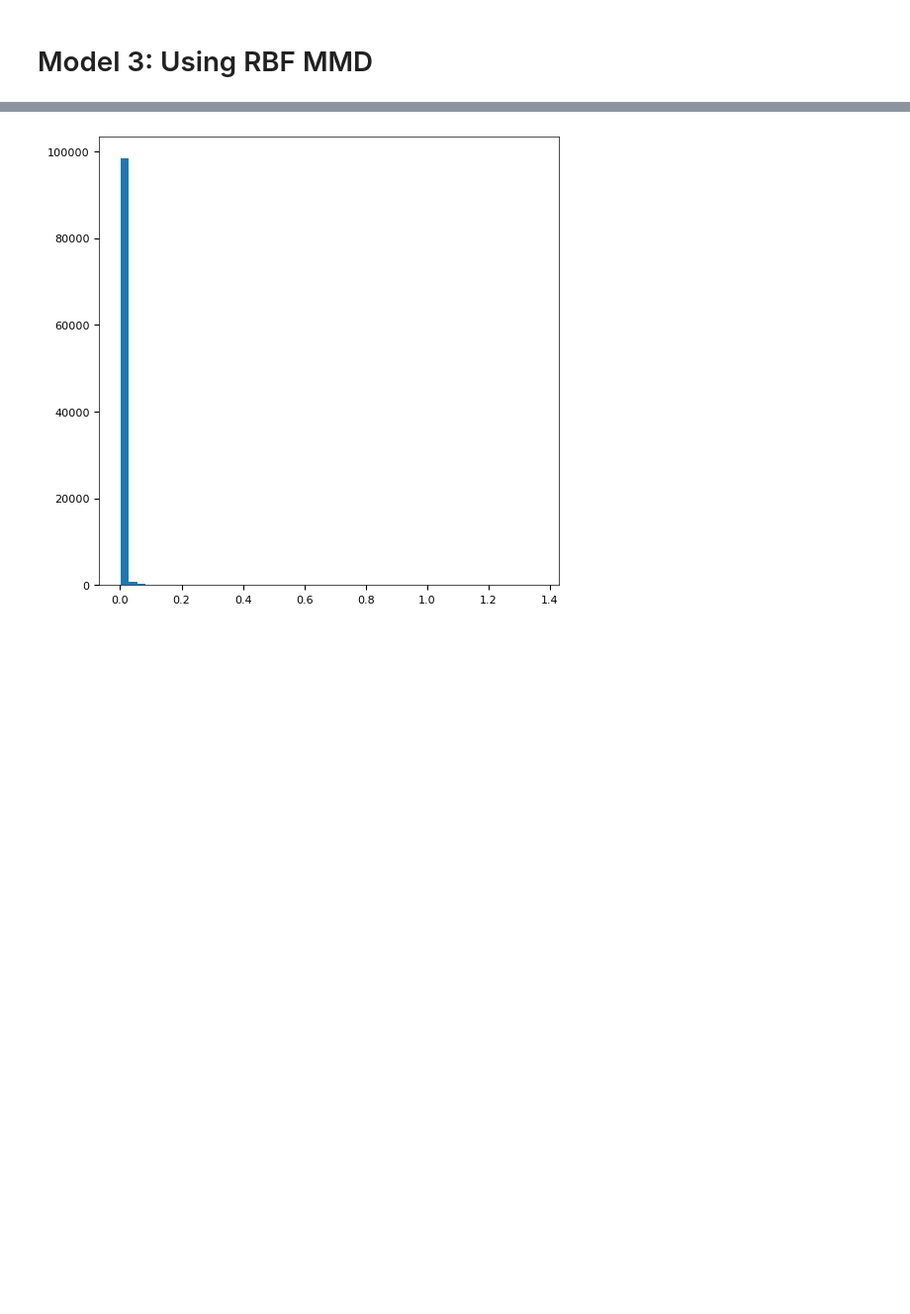
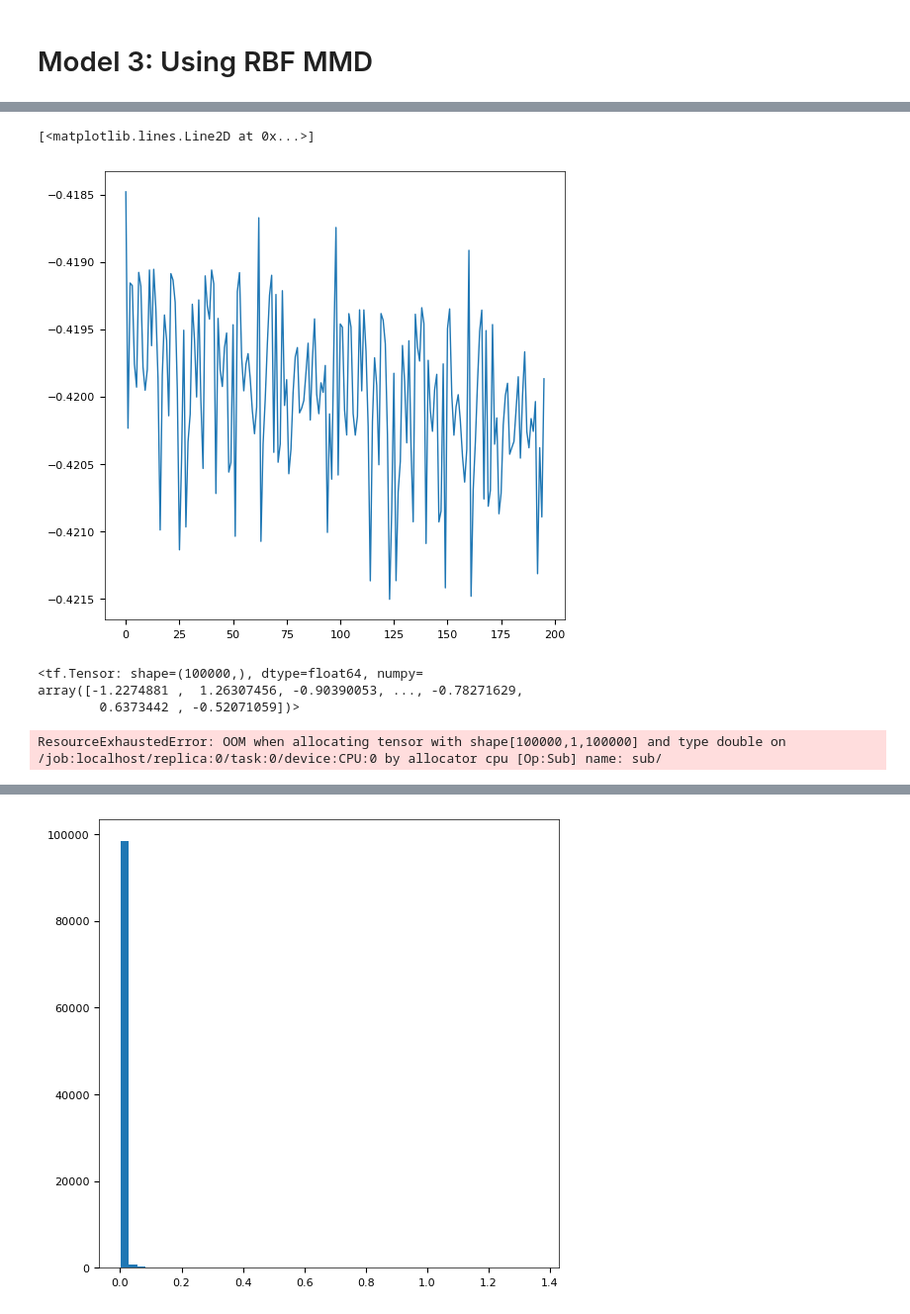
Before and after one commit to phillipmurray/DL_integrated_variance, a Jupyter notebook: notebooks/dl_intvar_1min-Copy1.ipynb, the cells around one changed output, grey strips where cells are left out. Shown at 99% size. Saved outputs shown, nothing was run; the diff lists cells and outputs as text; code cells hidden in the pictures; blank space fills up the shorter version.

```diff
--- a/notebooks/dl_intvar_1min-Copy1.ipynb
+++ b/notebooks/dl_intvar_1min-Copy1.ipynb
@@ -44,0 +46,15 @@ iv = rbfmmd_model.predict_iv(x_test)
+# %%
+plt.plot(history['loss'])
+# %% [output]
+[<matplotlib.lines.Line2D at 0x...>]
+[figure, added]
+# %%
+X.get_total_increments() / tf.math.sqrt(X.integrated_variance())
+# %% [output]
+<tf.Tensor: shape=(100000,), dtype=float64, numpy=
+array([-1.2274881 ,  1.26307456, -0.90390053, ..., -0.78271629,
+        0.6373442 , -0.52071059])>
+# %%
+RBFMMDLoss(length_scale=1.0)(X.get_total_increments(), X.integrated_variance().T)
+# %% [output]
+ResourceExhaustedError: OOM when allocating tensor with shape[100000,1,100000] and type double on /job:localhost/replica:0/task:0/device:CPU:0 by allocator cpu [Op:Sub] name: sub/
```
Also changed, not shown: parts of 5 cells of this notebook, 4 other files.
